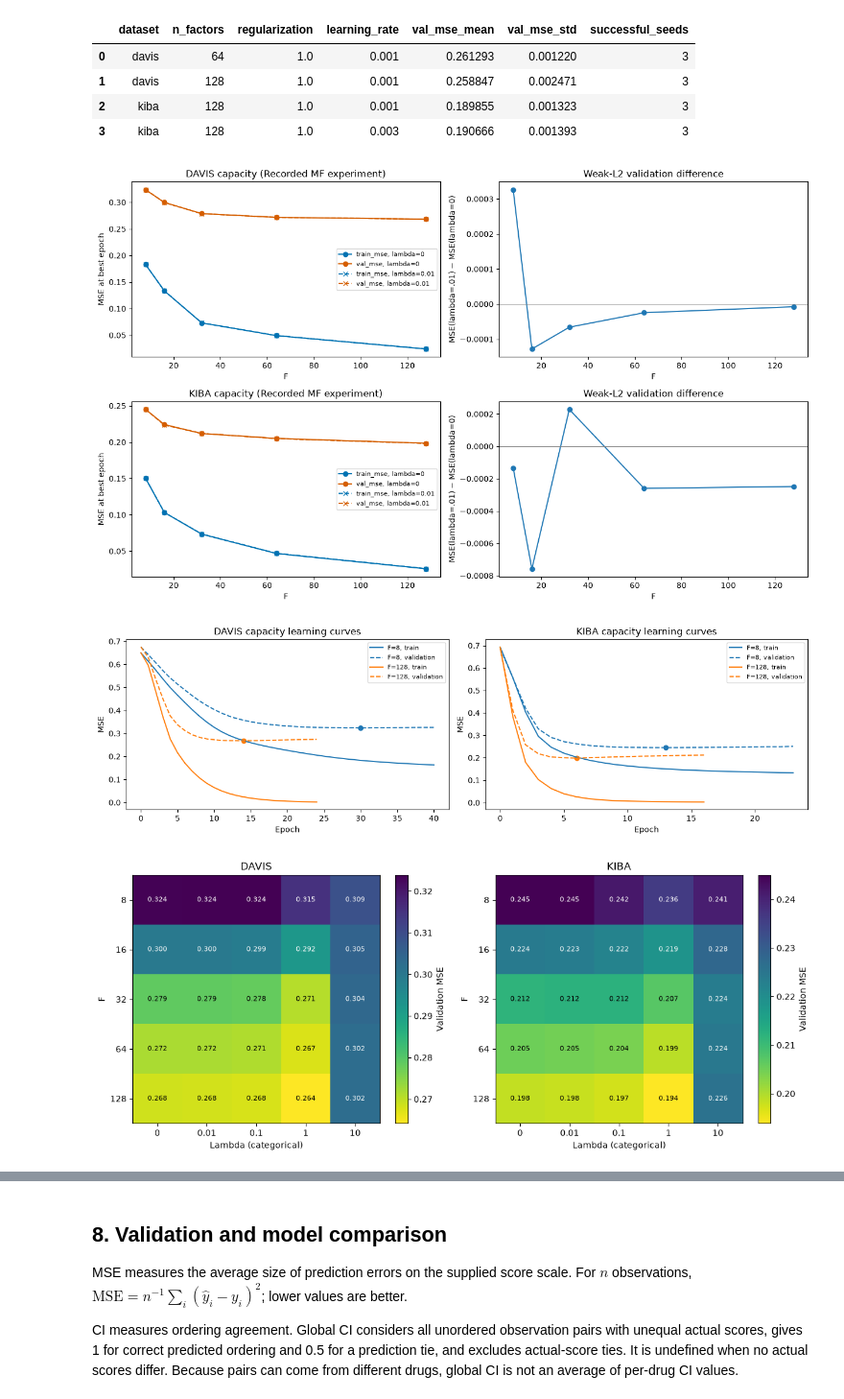
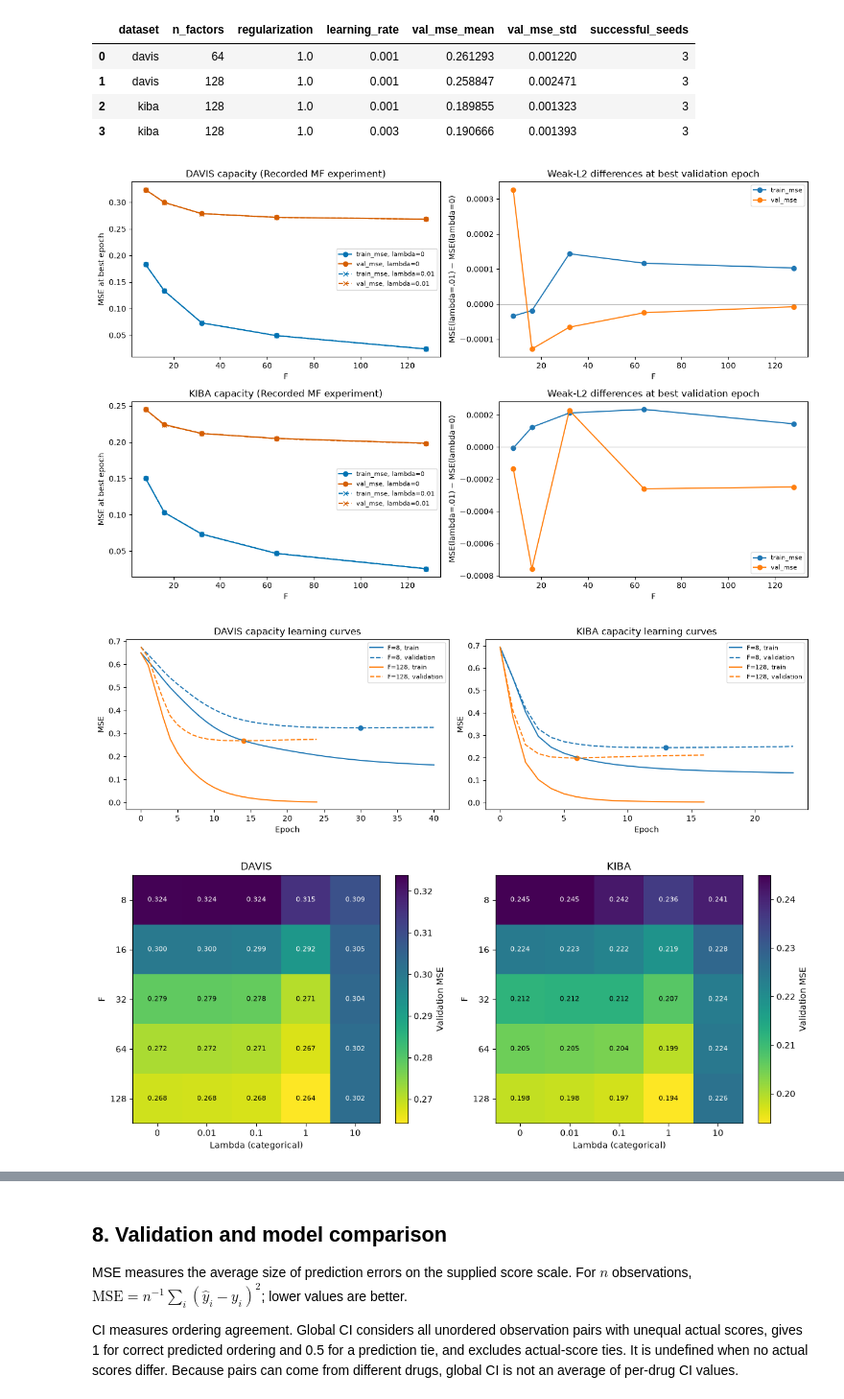
Before and after one commit to IAmGreyBunny/SC4020-Lab2, a Jupyter notebook: task2/task2.ipynb, the cells around one changed output, grey strips where cells are left out. Shown at 96% size. Cells and saved outputs as stored; diff of their text form; code cells hidden in the pictures.

Commit message:
Consolidate Task 2 evidence and publish final metrics

```diff
--- a/task2/task2.ipynb
+++ b/task2/task2.ipynb
@@ -496,11 +496,13 @@ for i, dataset in enumerate(DATASETS):
         group = sub.loc[sub.regularization.eq(penalty)].sort_values('n_factors')
         for metric, color in (('train_mse','#0072B2'), ('val_mse','#D55E00')):
             axes[i,0].plot(group.n_factors, group[metric], style, color=color, label=f'{metric}, lambda={penalty:g}')
-    paired = sub.pivot(index='n_factors', columns='regularization', values='val_mse')
-    axes[i,1].plot(paired.index, paired[.01]-paired[0.], '-o')
+    for metric in ('train_mse', 'val_mse'):
+        paired = sub.pivot(index='n_factors', columns='regularization', values=metric)
+        axes[i,1].plot(paired.index, paired[.01]-paired[0.], '-o', label=metric)
     axes[i,1].axhline(0, color='gray', linewidth=.7)
     axes[i,0].set(title=f'{dataset.upper()} capacity ({campaign_origin.split(";")[0]})', xlabel='F', ylabel='MSE at best epoch')
-    axes[i,1].set(title='Weak-L2 validation difference', xlabel='F', ylabel='MSE(lambda=.01) − MSE(lambda=0)')
+    axes[i,1].set(title='Weak-L2 differences at best validation epoch', xlabel='F', ylabel='MSE(lambda=.01) − MSE(lambda=0)')
+    axes[i,1].legend(fontsize=8)
     axes[i,0].legend(fontsize=8)
 figure(fig, 'mf_capacity_and_weak_l2.png')
 
@@ -527,34 +529,34 @@ for ax, dataset in zip(axes, DATASETS):
         for j in range(len(matrix.columns)):
             ax.text(j, i, f'{matrix.iloc[i,j]:.3f}', ha='center', va='center',
                     color='black' if image.norm(matrix.iloc[i,j]) < .45 else 'white', fontsize=8)
     fig.colorbar(image, ax=ax, label='Validation MSE')
 figure(fig, 'mf_regularization_capacity.png')
 table(interaction[['dataset','n_factors','regularization','train_mse','val_mse','best_epoch','cap_still_improving']], 'mf_interaction.csv')
 
 rates = campaign_tables['stage4_rates']
 fig, axes = plt.subplots(1, 2, figsize=(12, 4))
 for ax, dataset in zip(axes, DATASETS):
     for (rank, penalty), group in rates.loc[rates.dataset.eq(dataset)].groupby(['n_factors','regularization']):
         group = group.sort_values('learning_rate')
         ax.plot(group.learning_rate, group.val_mse, '-o', label=f'F={rank}, lambda={penalty:g}')
     ax.set(xscale='log', xlabel='Adam learning rate', ylabel='Validation MSE', title=dataset.upper())
     ax.legend()
 figure(fig, 'mf_learning_rate_refinement.png')
 table(rates[['dataset','n_factors','regularization','learning_rate','val_mse','best_epoch','epochs_run','extension_applied']], 'mf_rates.csv')
 
 fig, axes = plt.subplots(1, 2, figsize=(12, 4))
 for ax, dataset in zip(axes, DATASETS):
     sub = summary.loc[summary.dataset.eq(dataset)].reset_index(drop=True)
     for index, row in sub.iterrows():
         values = seeds.loc[seeds.dataset.eq(dataset) & seeds.n_factors.eq(row.n_factors)
             & seeds.regularization.eq(row.regularization) & seeds.learning_rate.eq(row.learning_rate), 'val_mse']
         ax.scatter(np.full(len(values), index), values, color='#0072B2')
         ax.errorbar(index, row.val_mse_mean, yerr=row.val_mse_std, fmt='s', color='black', capsize=5)
     ax.set(xticks=range(len(sub)), xticklabels=[f'F={int(r.n_factors)}, alpha={r.learning_rate:g}' for _,r in sub.iterrows()],
            title=dataset.upper()+' seed robustness (n=3)', ylabel='Validation MSE; mean ± sample SD')
 figure(fig, 'mf_seed_robustness.png')
 # %% [output]
-[figure, old version]
+[figure, new version]
 [figure]
 [figure]
 |  | dataset | n_factors | regularization | train_mse | val_mse | best_epoch | cap_still_improving |
```
Also changed, not shown: parts of 2 cells of this notebook, 13 other files.
